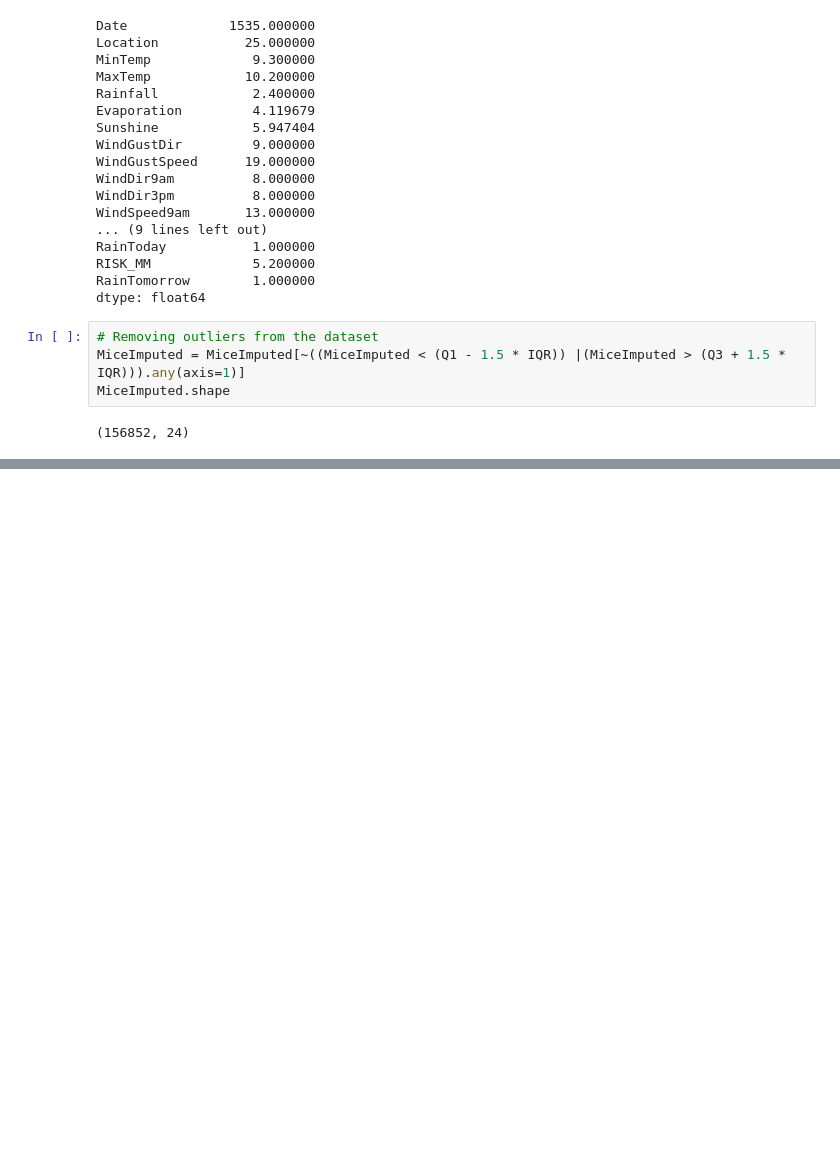
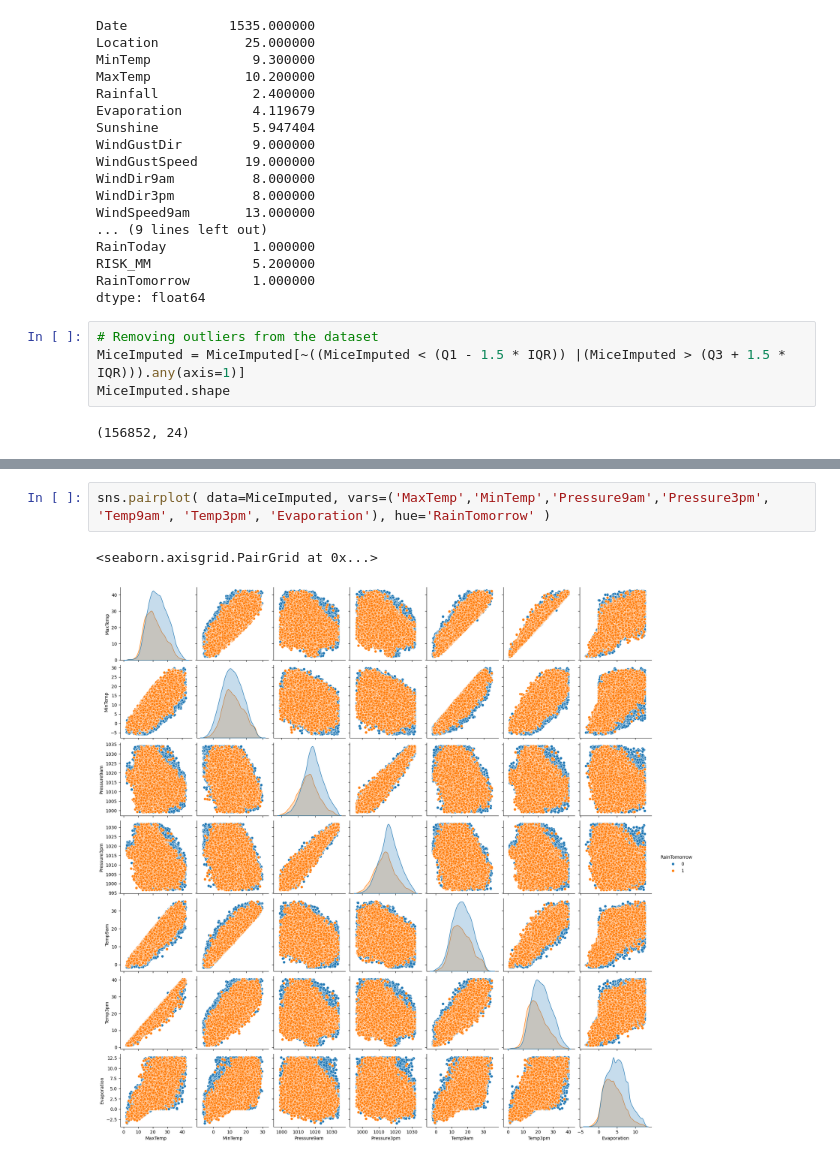
Before and after one commit to GAUTAMSANSWAL/Rainfall-Prediction, a Jupyter notebook: model.ipynb, the cells around one changed output, grey strips where cells are left out. Cells and saved outputs as stored; diff of their text form; blank space fills up the shorter version.

```diff
--- a/model.ipynb
+++ b/model.ipynb
@@ -169,0 +191,5 @@ MiceImputed.shape
+# %%
+sns.pairplot( data=MiceImputed, vars=('MaxTemp','MinTemp','Pressure9am','Pressure3pm', 'Temp9am', 'Temp3pm', 'Evaporation'), hue='RainTomorrow' )
+# %% [output]
+<seaborn.axisgrid.PairGrid at 0x...>
+[figure, added]
```
Also changed, not shown: parts of 9 cells of this notebook.
